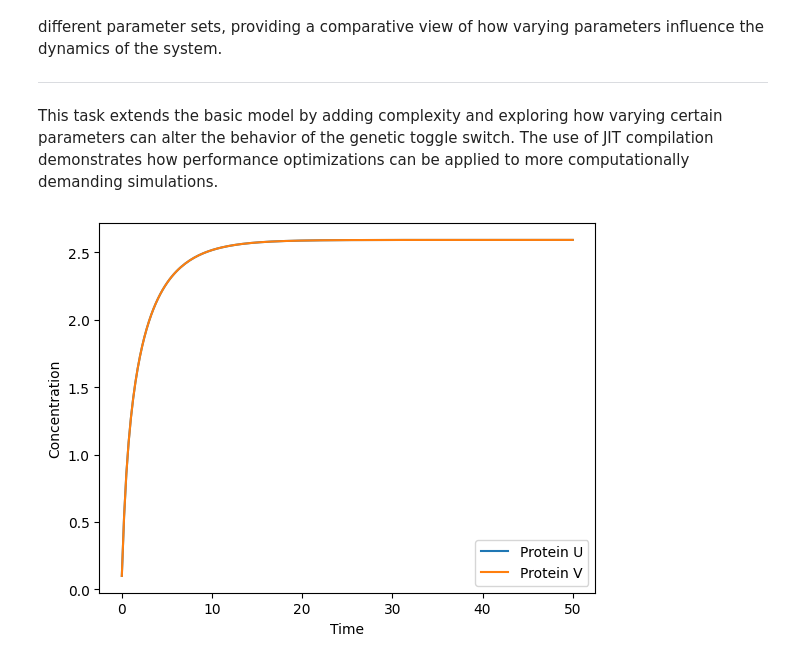
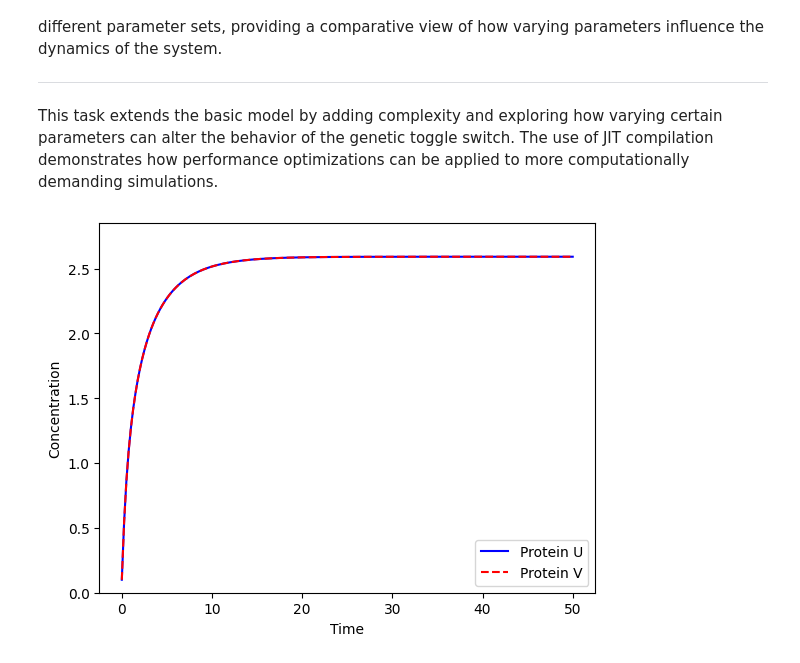
Before and after one commit to ShaliniAnandaPhD/EDM-Genetic-Circuits, a Jupyter notebook: Genetic_toggle_switch.ipynb, the cells around one changed output. Saved outputs shown, nothing was run; the diff lists cells and outputs as text; code cells hidden in the pictures.

```diff
--- a/Genetic_toggle_switch.ipynb
+++ b/Genetic_toggle_switch.ipynb
@@ -140,33 +142,35 @@ import matplotlib.pyplot as plt
 # Defining the more complex toggle switch model with a degradation term
 def complex_toggle_switch(y, t, alpha1, alpha2, beta, gamma, delta):
     u, v = y
     du_dt = alpha1 / (1 + v**beta) - delta * u
     dv_dt = alpha2 / (1 + u**gamma) - delta * v
     return jnp.array([du_dt, dv_dt])  # Ensure the return type is a JAX array
 
 # Define the ODE solver function
 def run_simulation(y0, start, stop, num_points, alpha1, alpha2, beta, gamma, delta):
     t = jnp.linspace(start, stop, num_points)
     return odeint(complex_toggle_switch, jnp.array(y0), t, alpha1, alpha2, beta, gamma, delta)
 
 # Apply JIT compilation to the function with num_points as a static argument
 run_simulation_jit = jit(run_simulation, static_argnums=3)
 
 # Running JIT-compiled simulation with static values
 y0 = [0.1, 0.1]
 start, stop, num_points = 0, 50, 200
 alpha1, alpha2, beta, gamma, delta = 2.0, 2.0, 2.0, 2.0, 0.1
 jit_solution = run_simulation_jit(y0, start, stop, num_points, alpha1, alpha2, beta, gamma, delta)
 
 # Extract solutions for plotting
 u, v = jit_solution.T
 
 # Plotting the results
-plt.plot(jnp.linspace(start, stop, num_points), u, label='Protein U')
-plt.plot(jnp.linspace(start, stop, num_points), v, label='Protein V')
+plt.plot(t, u, label='Protein U', color='blue')  # Plotting Protein U in blue
+plt.plot(t, v, label='Protein V', color='red', linestyle='--')  # Plotting Protein V in red dashed line
+
 plt.xlabel('Time')
 plt.ylabel('Concentration')
 plt.legend()
+plt.ylim([0, max(max(u), max(v)) * 1.1])  # Adjust y-axis limits
 plt.show()
 # %% [output]
-[figure, old version]
+[figure, new version]
```
Also changed, not shown: parts of 1 cell of this notebook.
